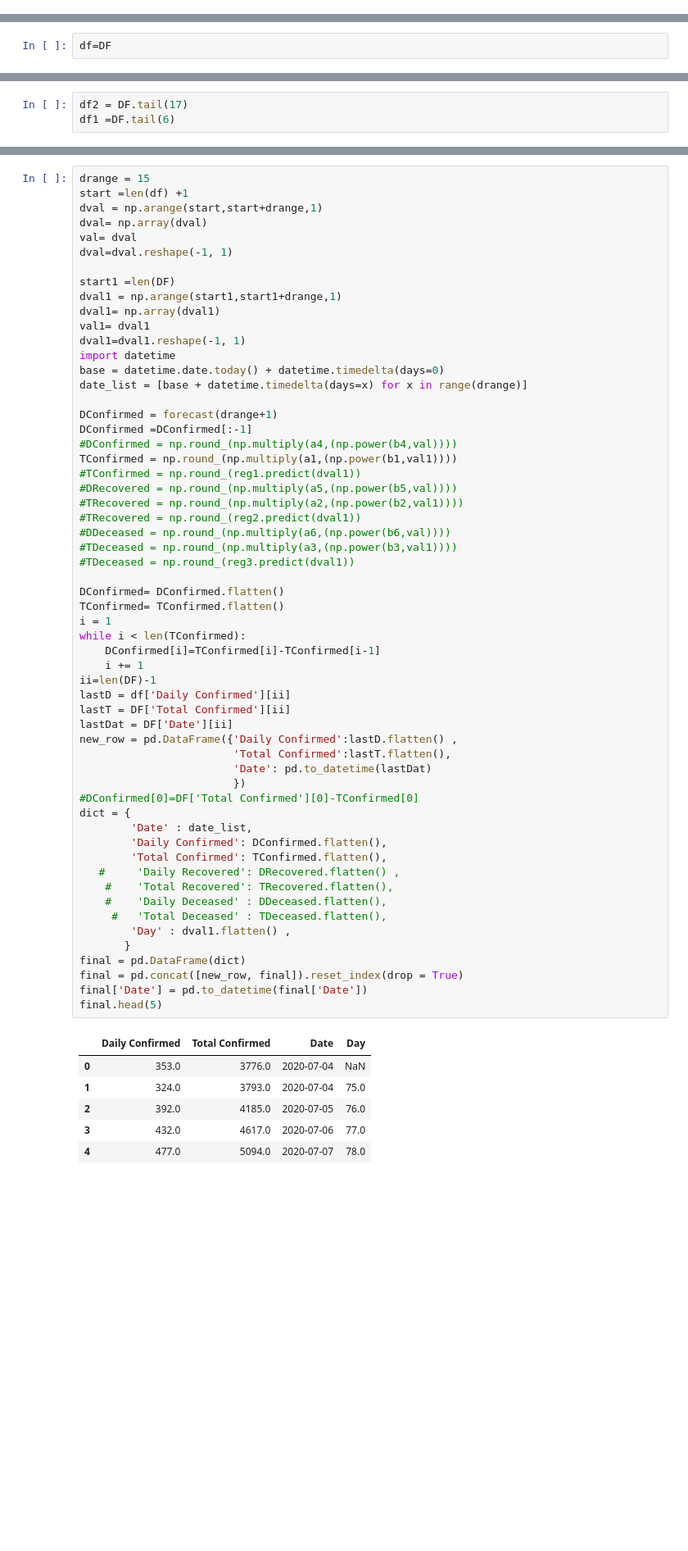
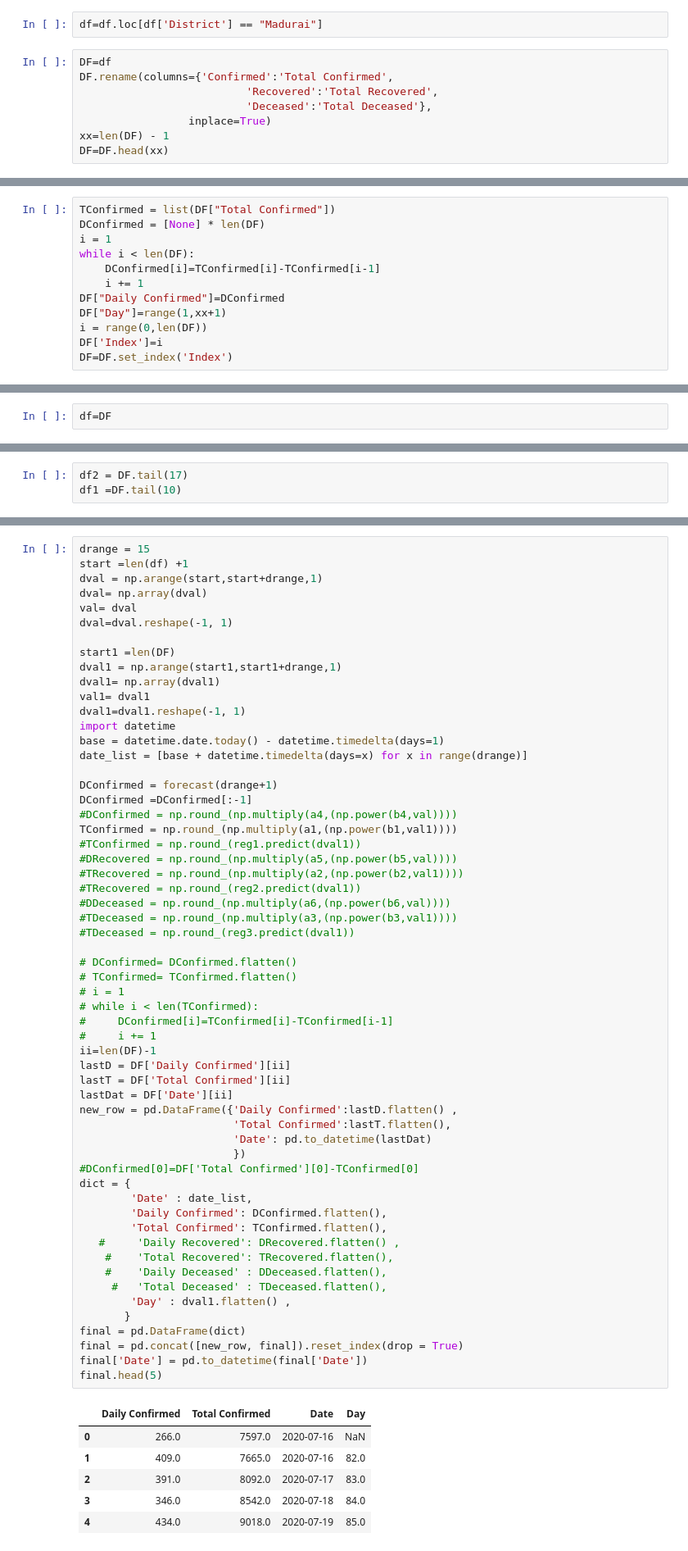
Before and after one commit to skbhere/COVID-19-Case-Forecasting, a Jupyter notebook: 02_Mdu.ipynb, the cells around one changed output, grey strips where cells are left out. Shown: that part at 82% size. Cells and saved outputs as stored; diff of their text form; blank space fills up the shorter version.

```diff
--- a/02_Mdu.ipynb
+++ b/02_Mdu.ipynb
@@ -90,0 +8,10 @@ DF.tail(15)
+# %%
+df=df.loc[df['District'] == "Madurai"]
+# %%
+DF=df
+DF.rename(columns={'Confirmed':'Total Confirmed',
+                          'Recovered':'Total Recovered',
+                          'Deceased':'Total Deceased'},
+                 inplace=True)
+xx=len(DF) - 1
+DF=DF.head(xx)
@@ -91,3 +34,15 @@ DF.tail(15)
+# %%
+TConfirmed = list(DF["Total Confirmed"])
+DConfirmed = [None] * len(DF)
+i = 1
+while i < len(DF):
+    DConfirmed[i]=TConfirmed[i]-TConfirmed[i-1]
+    i += 1
+DF["Daily Confirmed"]=DConfirmed
+DF["Day"]=range(1,xx+1)
+i = range(0,len(DF))
+DF['Index']=i
+DF=DF.set_index('Index')
 # %%
 xlen=len(DF)
 sp=round(xlen*0.9)
@@ -168,6 +131,6 @@ plt.legend()
 # %%
 df2 = DF.tail(17)
-df1 =DF.tail(6)
+df1 =DF.tail(10)
 # %%
 X1 = np.array(df1['Day'])
 X2 = np.array(df2['Day'])
@@ -250,7 +213,7 @@ dval1= np.array(dval1)
 val1= dval1
 dval1=dval1.reshape(-1, 1)
 import datetime
-base = datetime.date.today() + datetime.timedelta(days=0)
+base = datetime.date.today() - datetime.timedelta(days=1)
 date_list = [base + datetime.timedelta(days=x) for x in range(drange)]
 
 DConfirmed = forecast(drange+1)
@@ -262,45 +225,45 @@ TConfirmed = np.round_(np.multiply(a1,(np.power(b1,val1))))
 #TRecovered = np.round_(np.multiply(a2,(np.power(b2,val1))))
 #TRecovered = np.round_(reg2.predict(dval1))
 #DDeceased = np.round_(np.multiply(a6,(np.power(b6,val))))
 #TDeceased = np.round_(np.multiply(a3,(np.power(b3,val1))))
 #TDeceased = np.round_(reg3.predict(dval1))
 
-DConfirmed= DConfirmed.flatten()
-TConfirmed= TConfirmed.flatten()
-i = 1
-while i < len(TConfirmed):
-    DConfirmed[i]=TConfirmed[i]-TConfirmed[i-1]
-    i += 1
+# DConfirmed= DConfirmed.flatten()
+# TConfirmed= TConfirmed.flatten()
+# i = 1
+# while i < len(TConfirmed):
+#     DConfirmed[i]=TConfirmed[i]-TConfirmed[i-1]
+#     i += 1
 ii=len(DF)-1
-lastD = df['Daily Confirmed'][ii]
+lastD = DF['Daily Confirmed'][ii]
 lastT = DF['Total Confirmed'][ii]
 lastDat = DF['Date'][ii]
 new_row = pd.DataFrame({'Daily Confirmed':lastD.flatten() ,
                         'Total Confirmed':lastT.flatten(),
                         'Date': pd.to_datetime(lastDat)
                         })
 #DConfirmed[0]=DF['Total Confirmed'][0]-TConfirmed[0]
 dict = {
         'Date' : date_list,
         'Daily Confirmed': DConfirmed.flatten(),
         'Total Confirmed': TConfirmed.flatten(),
    #     'Daily Recovered': DRecovered.flatten() ,
     #    'Total Recovered': TRecovered.flatten(),
     #    'Daily Deceased' : DDeceased.flatten(),
      #   'Total Deceased' : TDeceased.flatten(),
         'Day' : dval1.flatten() ,
        }
 final = pd.DataFrame(dict)
 final = pd.concat([new_row, final]).reset_index(drop = True)
 final['Date'] = pd.to_datetime(final['Date'])
 final.head(5)
 # %% [output]
 |  | Daily Confirmed | Total Confirmed | Date | Day |
-| 0 | 353.0 | 3776.0 | 2020-07-04 | NaN |
-| 1 | 324.0 | 3793.0 | 2020-07-04 | 75.0 |
-| 2 | 392.0 | 4185.0 | 2020-07-05 | 76.0 |
-| 3 | 432.0 | 4617.0 | 2020-07-06 | 77.0 |
-| 4 | 477.0 | 5094.0 | 2020-07-07 | 78.0 |
+| 0 | 266.0 | 7597.0 | 2020-07-16 | NaN |
+| 1 | 409.0 | 7665.0 | 2020-07-16 | 82.0 |
+| 2 | 391.0 | 8092.0 | 2020-07-17 | 83.0 |
+| 3 | 346.0 | 8542.0 | 2020-07-18 | 84.0 |
+| 4 | 434.0 | 9018.0 | 2020-07-19 | 85.0 |
 # %%
 final.head(20)
 # %% [output]
```
Also changed, not shown: parts of 17 cells of this notebook.
